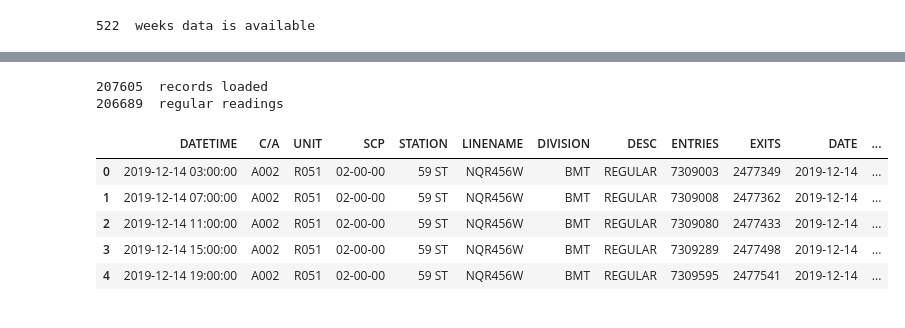
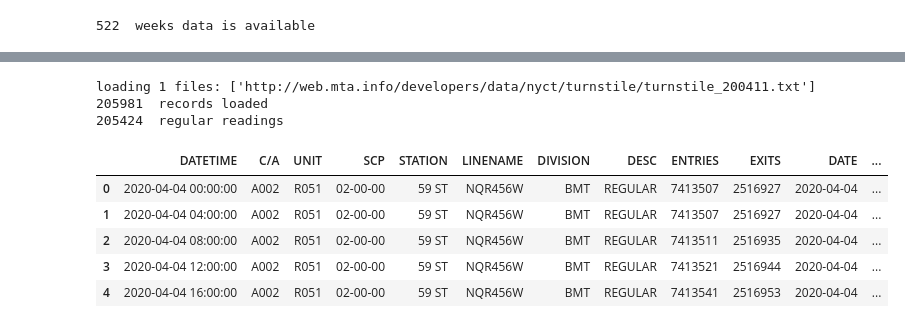
Before and after one commit to mahouoji/MobilityChange, a Jupyter notebook: data_cleaning/turnstile_cleaning_functions.ipynb, the cells around one changed output, grey strips where cells are left out. Cells and saved outputs as stored; diff of their text form; code cells hidden in the pictures.

```diff
--- a/data_cleaning/turnstile_cleaning_functions.ipynb
+++ b/data_cleaning/turnstile_cleaning_functions.ipynb
@@ -16,23 +18,25 @@ import lxml.html
 # %%
-#from https://github.com/PrattSAVI/MTA_TurnstileAnalysis/blob/master/SubwayTrips_RateChange.ipynb
-mta_url = r'http://web.mta.info/developers/turnstile.html'
-response = requests.get( mta_url) #Get the html content of the website
+# from https://github.com/PrattSAVI/MTA_TurnstileAnalysis/blob/master/SubwayTrips_RateChange.ipynb
+def get_link_dataframe():
+    mta_url = r'http://web.mta.info/developers/turnstile.html'
+    response = requests.get( mta_url) #Get the html content of the website
 
-doc = lxml.html.fromstring(response.content)
-#All links are stored in a single div. for each a, get the hrefs.
-data_path = doc.xpath('//div[@class="span-84 last"]/a/@href')
+    doc = lxml.html.fromstring(response.content)
+    #All links are stored in a single div. for each a, get the hrefs.
+    data_path = doc.xpath('//div[@class="span-84 last"]/a/@href')
 
-df_link = pd.DataFrame( data_path , columns = ['url'] ) #Pandas dataframe
-df_link['url'] = ['http://web.mta.info/developers/' + row['url'] for index,row in df_link.iterrows() ] #Complete url
+    df_link = pd.DataFrame( data_path , columns = ['url'] ) #Pandas dataframe
+    df_link['url'] = ['http://web.mta.info/developers/' + row['url'] for index,row in df_link.iterrows() ] #Complete url
 
-#Extract date and format, separate to year,month,day to filter easier in the future
-df_link['date'] = [row['url'].split('_')[1].split('.txt')[0] for index,row in df_link.iterrows() ] #Complete url
-df_link['date'] = pd.to_datetime( df_link.date , format = '%y%m%d')
-df_link['year'] = df_link['date'].dt.year
-df_link['month'] = df_link['date'].dt.month
-df_link['day'] = df_link['date'].dt.day
-df_link = df_link.sort_values('date', ascending=True) # sort by date
+    #Extract date and format, separate to year,month,day to filter easier in the future
+    df_link['date'] = [row['url'].split('_')[1].split('.txt')[0] for index,row in df_link.iterrows() ] #Complete url
+    df_link['date'] = pd.to_datetime( df_link.date , format = '%y%m%d')
+    df_link['start_date'] = df_link.date - pd.Timedelta(days=7) # the first day is 7 days before the uploading date
+    df_link['end_date'] = df_link.date - pd.Timedelta(days=1) # the last day is 1 days before the uploading date
+    df_link = df_link.sort_values('date', ascending=True) # sort by date
 
-print( len(data_path) , ' weeks data is available' )
+    print( len(data_path) , ' weeks data is available' )
+    return df_link
+df_link = get_link_dataframe()
 # %% [output]
 522  weeks data is available
@@ -43,24 +52,31 @@ df_link['url'].tolist()[-1] # most recent data
+# %%
+def get_links_by_date(df_link, from_date, to_date):
+    links = df_link.loc[(df_link['start_date'] <= to_date) & (df_link['end_date'] >= from_date)]
+    return links
+test_links = get_links_by_date(df_link, '2020-4-4', '2020-4-10')
 # %%
 def load_data(files):
+    print('loading', len(files),'files:', files)
     raw = pd.concat(pd.read_csv(f, parse_dates={'DATETIME':['DATE', 'TIME']}) for f in files)
     raw.columns = [c.strip() for c in raw.columns] # remove white spaces
     raw['DATE'] =raw['DATETIME'].dt.date
     raw['TIME'] =raw['DATETIME'].dt.time
     print(len(raw), ' records loaded')
     # basic cleaning
-    raw = raw.dropna() #remove n/a
+    raw = raw.dropna() # remove n/a
     raw = raw.loc[raw['DESC'] == 'REGULAR'] # keep regular readings
     print(len(raw), ' regular readings')
     return raw
 
-test_raw = load_data([df_link['url'].tolist()[-20]]) # Testing using one.
+test_raw = load_data(test_links['url'].tolist()) # Testing using one.
 test_raw.head(5)
 # %% [output]
-207605  records loaded
-206689  regular readings
+loading 1 files: ['http://web.mta.info/developers/data/nyct/turnstile/turnstile_200411.txt']
+205981  records loaded
+205424  regular readings
 |  | DATETIME | C/A | UNIT | SCP | STATION | LINENAME | DIVISION | DESC | ENTRIES | EXITS | DATE | ... |
-| 0 | 2019-12-14 03:00:00 | A002 | R051 | 02-00-00 | 59 ST | NQR456W | BMT | REGULAR | 7309003 | 2477349 | 2019-12-14 | ... |
-| 1 | 2019-12-14 07:00:00 | A002 | R051 | 02-00-00 | 59 ST | NQR456W | BMT | REGULAR | 7309008 | 2477362 | 2019-12-14 | ... |
-| 2 | 2019-12-14 11:00:00 | A002 | R051 | 02-00-00 | 59 ST | NQR456W | BMT | REGULAR | 7309080 | 2477433 | 2019-12-14 | ... |
-| 3 | 2019-12-14 15:00:00 | A002 | R051 | 02-00-00 | 59 ST | NQR456W | BMT | REGULAR | 7309289 | 2477498 | 2019-12-14 | ... |
-| 4 | 2019-12-14 19:00:00 | A002 | R051 | 02-00-00 | 59 ST | NQR456W | BMT | REGULAR | 7309595 | 2477541 | 2019-12-14 | ... |
+| 0 | 2020-04-04 00:00:00 | A002 | R051 | 02-00-00 | 59 ST | NQR456W | BMT | REGULAR | 7413507 | 2516927 | 2020-04-04 | ... |
+| 1 | 2020-04-04 04:00:00 | A002 | R051 | 02-00-00 | 59 ST | NQR456W | BMT | REGULAR | 7413507 | 2516927 | 2020-04-04 | ... |
+| 2 | 2020-04-04 08:00:00 | A002 | R051 | 02-00-00 | 59 ST | NQR456W | BMT | REGULAR | 7413511 | 2516935 | 2020-04-04 | ... |
+| 3 | 2020-04-04 12:00:00 | A002 | R051 | 02-00-00 | 59 ST | NQR456W | BMT | REGULAR | 7413521 | 2516944 | 2020-04-04 | ... |
+| 4 | 2020-04-04 16:00:00 | A002 | R051 | 02-00-00 | 59 ST | NQR456W | BMT | REGULAR | 7413541 | 2516953 | 2020-04-04 | ... |
```
Also changed, not shown: parts of 20 cells of this notebook.
